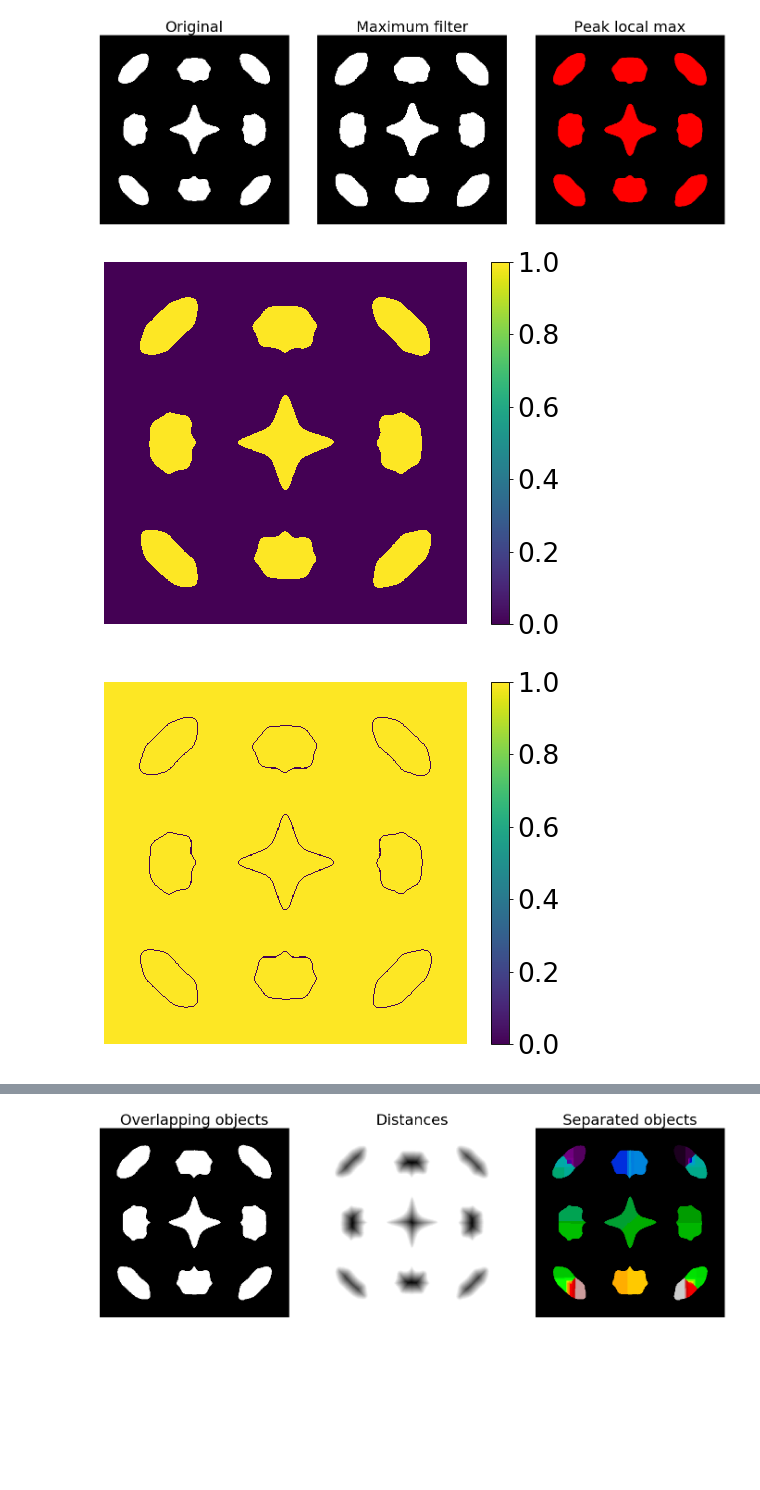
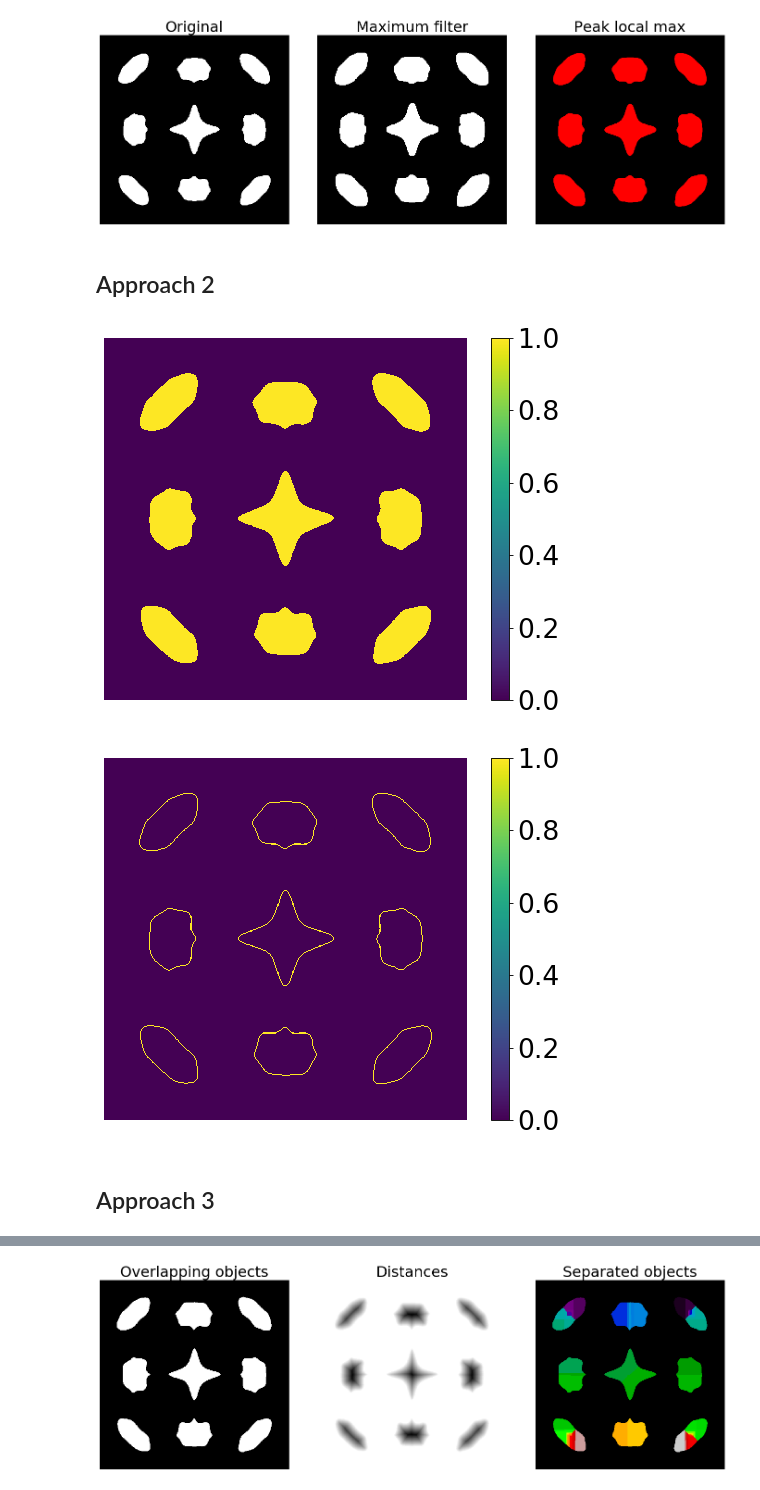
Before and after one commit to auag92/collision, a Jupyter notebook: nbks-SAED-image-analysis.ipynb, the cells around one changed output, grey strips where cells are left out. Drawn from its saved outputs; the diff is of its cells as text; code cells hidden in the pictures; blank space fills up the shorter version.

```diff
--- a/nbks-SAED-image-analysis.ipynb
+++ b/nbks-SAED-image-analysis.ipynb
@@ -95,17 +99,24 @@ max_filter = curry(ndimage.maximum_filter)
 min_filter = curry(ndimage.minimum_filter)
 # %%
 slicer = utils.return_slice(cutoff=350, s=None)
+# %%
+runs = np.loadtxt("runs.txt").astype(int)
+folder_saed = "data/saeds_1024"
 # %%
-img = np.log10(utils.load_file("saed/Cu_ACC_0_1024.pkl"))
-# img = np.log10(utils.load_file("saed/Cu_ACC_10000_1024.pkl"))
+ix = 0
+f_saed = "{}/Cu_ACC_{}_1024_saed.pkl".format(folder_saed, runs[ix])
+img = utils.load_file(f_saed)
+img_log = np.log10(img)
 
 print("image shape: {}".format(img.shape))
 
 
 fig, axs = plt.subplots(1, 2, figsize=[12, 6])
-axs[0].imshow(img)
-axs[1].imshow(slicer(img))
-for ax in fig.get_axes():
+axs[0].imshow(img_log)
+axs[1].imshow(slicer(img_log))
+for idx, ax in enumerate(fig.get_axes()):
     ax.label_outer()
+    if idx > 0:
+        ax.axis('off')
 # %% [output]
 image shape: (1025, 1025)
@@ -113,8 +126,10 @@ image shape: (1025, 1025)
 # %%
-img = np.log10(utils.load_file("saed/Cu_ACC_0_1024.pkl"))
-# img = np.log10(utils.load_file("saed/Cu_ACC_10000_1024.pkl"))
+ix = 0
+f_saed = "{}/Cu_ACC_{}_1024_saed.pkl".format(folder_saed, runs[ix])
+img = utils.load_file(f_saed)
+img_log = np.log10(img)
 
-img = compose(thresh(h=0.6), blur(sigma=10), slicer)(img)
+img = compose(thresh(h=0.6), blur(sigma=10), slicer)(img_log)
 
 r = 10
 image_max = ndimage.maximum_filter(img, size=r, mode='constant')
@@ -141,13 +156,22 @@ fig.tight_layout()
 plt.show()
 # %% [output]
 [figure]
+# %% [markdown]
+## Approach 2
 # %%
-img = np.log10(utils.load_file("saed/Cu_ACC_0_1024.pkl"))
-img_bw = compose(thresh(h=0.6), blur(sigma=10), slicer)(img)
+ix = 0
+f_saed = "{}/Cu_ACC_{}_1024_saed.pkl".format(folder_saed, runs[ix])
+img = utils.load_file(f_saed)
+img_log = np.log10(img)
+
+
+img_bw = compose(thresh(h=0.6), blur(sigma=10), slicer)(img_log)
 img_ed = compose(sobel)(img_bw)
 utils.draw_im(img_bw*1)
-utils.draw_im((img_ed<0.5)*1)
+utils.draw_im((img_ed>0.5)*1)
 # %% [output]
 [figure]
-[figure, old version]
+[figure, new version]
+# %% [markdown]
+## Approach 3
 # %%
```
Also changed, not shown: parts of 26 cells of this notebook, 26 other files.
